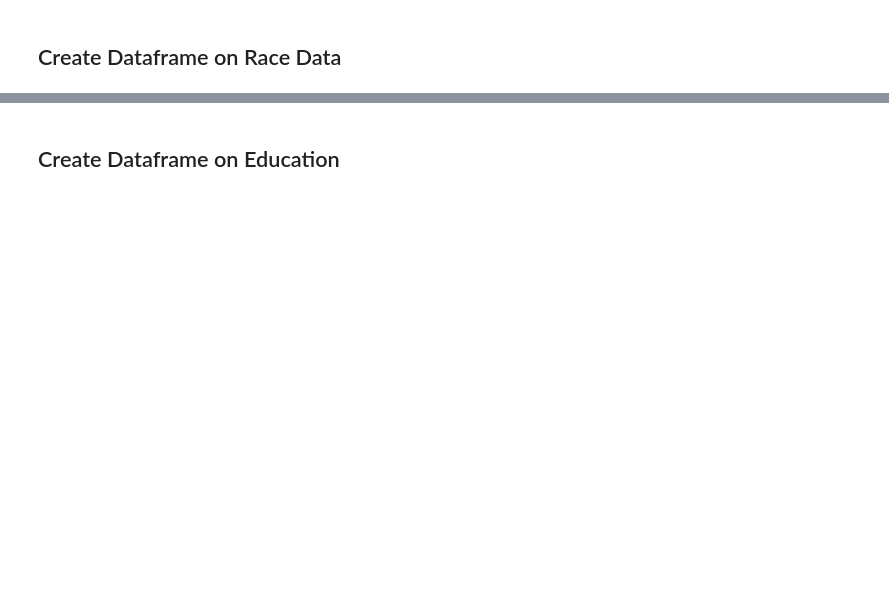
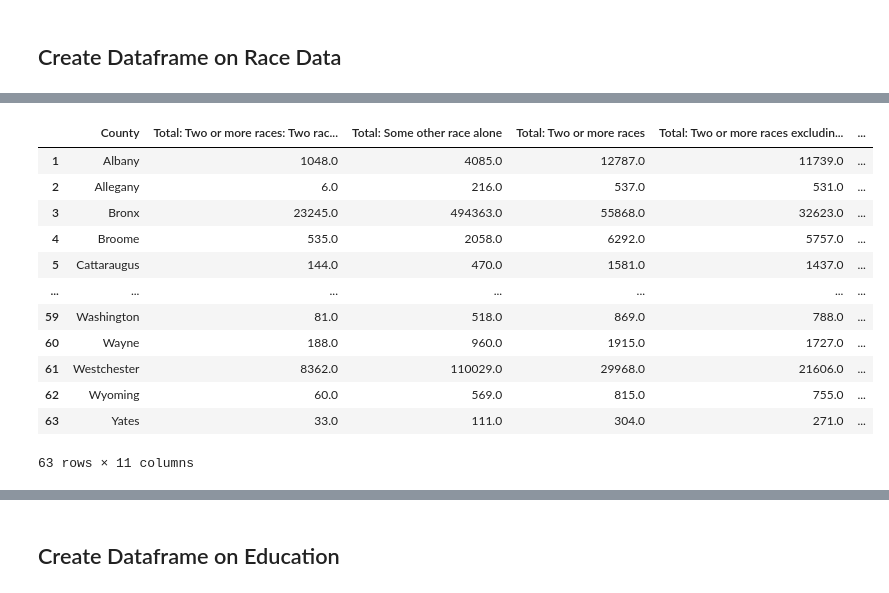
Before and after one commit to lilyhartmann/final_project_4447, a Jupyter notebook: project.ipynb, the cells around one changed output, grey strips where cells are left out. Drawn from its saved outputs; the diff is of its cells as text; code cells hidden in the pictures; blank space fills up the shorter version.

```diff
--- a/project.ipynb
+++ b/project.ipynb
@@ -332,5 +359,15 @@ totalRaceData
 # %%
-raceData = []
+# raceData = []
+
+to_keep = ['Estimate!!Total:!!Two or more races:!!Two races including Some other race',
+           "Estimate!!Total:!!Some other race alone",
+           "Estimate!!Total:!!Two or more races:",
+           'Estimate!!Total:!!Two or more races:!!Two races excluding Some other race, and three or more races',
+           "Estimate!!Total:!!White alone", "Estimate!!Total:",
+           "Estimate!!Total:!!Native Hawaiian and Other Pacific Islander alone",
+           "Estimate!!Total:!!Asian alone",
+           "Estimate!!Total:!!American Indian and Alaska Native alone",
+           "Estimate!!Total:!!Black or African American alone"]
 
 # renamed column names
 rename = ["Total: Two or more races: Two races including Some other race", "Total: Some other race alone",
@@ -340,9 +377,8 @@ rename = ["Total: Two or more races: Two races including Some other race", "Tota
           "Total: Asian alone", "Total: American Indian and Alaska Native alone",
           "Total: Black or African American alone"]
 
-# run in groups of 10 because of 'too many requests' error
 
-for i in range(10):
+for i in range(30, 63, 1):
 
     name = counties[i] + ", NY"
     currentDF = acs.from_county(name, variables = 'B02001')
@@ -374,6 +410,12 @@ for i in range(10):
     # rename the dataframe
     currentDF.columns = currentDF.columns.to_series().map(labelsDict)
 
+    # drop the duplciate columns in the dataframe
+    currentDF = currentDF.loc[:, ~currentDF.columns.duplicated()].copy()
+
+    # only keep the previously selected columns
+    currentDF = currentDF[to_keep]
+
 
     # rename the columns
     currentDF = currentDF.set_axis(rename, axis = 1)
@@ -402,16 +444,11 @@ for i in range(10):
 
     # for periodic checking
     if ((i % 2) == 0):
-        print inner_row
+        print(inner_row)
+
+
 
     # force code to take time
     # do this to avoid a 429 error
     # (too many requests error)
-    time.sleep(30)
-
-
-# # make into dataframe
-# raceDF = pd.DataFrame(raceData)
-
-# # view
-# sexDF
+    time.sleep(5)
@@ -433,0 +473,25 @@ raceDF.to_csv("NY_raceData.csv")
+# %%
+# make into dataframe
+raceDF = pd.DataFrame(raceData)
+
+# add header
+new_header = raceDF.iloc[0]
+raceDF = raceDF[1:]
+raceDF.columns = new_header
+
+# view
+raceDF
+# %% [output]
+|  | County | Total: Two or more races: Two rac... | Total: Some other race alone | Total: Two or more races | Total: Two or more races excludin... | ... |
+| 1 | Albany | 1048.0 | 4085.0 | 12787.0 | 11739.0 | ... |
+| 2 | Allegany | 6.0 | 216.0 | 537.0 | 531.0 | ... |
+| 3 | Bronx | 23245.0 | 494363.0 | 55868.0 | 32623.0 | ... |
+| 4 | Broome | 535.0 | 2058.0 | 6292.0 | 5757.0 | ... |
+| 5 | Cattaraugus | 144.0 | 470.0 | 1581.0 | 1437.0 | ... |
+| ... | ... | ... | ... | ... | ... | ... |
+| 59 | Washington | 81.0 | 518.0 | 869.0 | 788.0 | ... |
+| 60 | Wayne | 188.0 | 960.0 | 1915.0 | 1727.0 | ... |
+| 61 | Westchester | 8362.0 | 110029.0 | 29968.0 | 21606.0 | ... |
+| 62 | Wyoming | 60.0 | 569.0 | 815.0 | 755.0 | ... |
+| 63 | Yates | 33.0 | 111.0 | 304.0 | 271.0 | ... |
+63 rows × 11 columns
```
Also changed, not shown: parts of 36 cells of this notebook.
